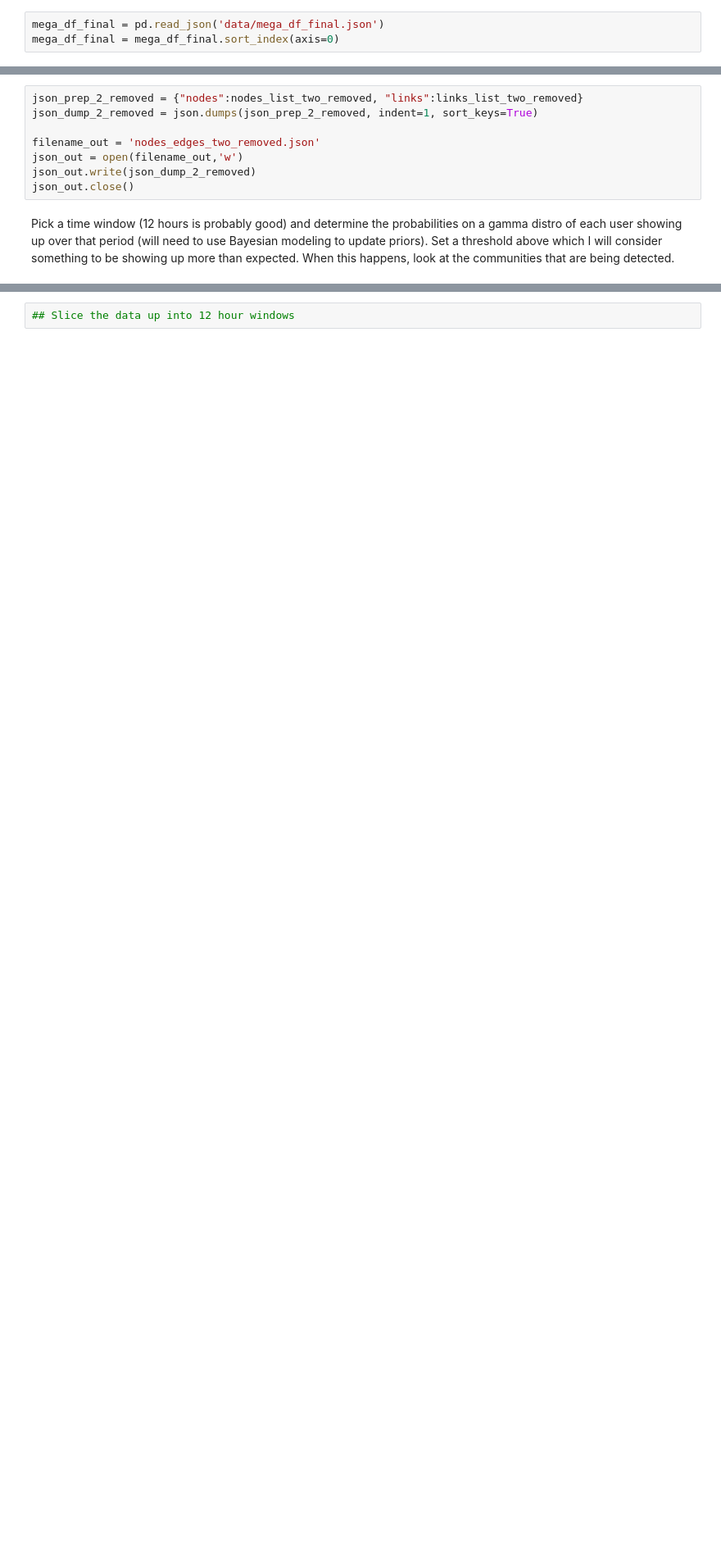
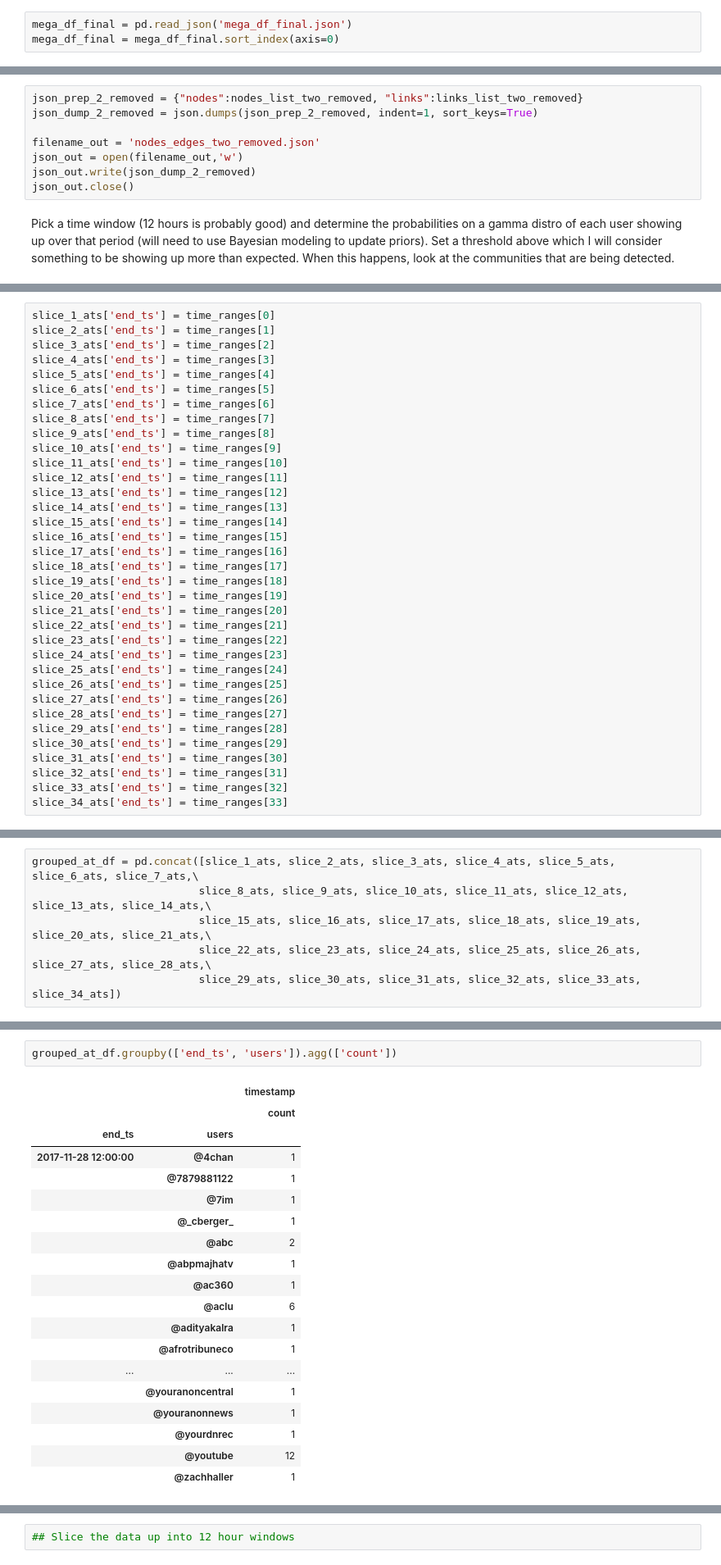
Before and after one commit to tylernwatson/galvanize_dsi_capstone, a Jupyter notebook: EDA_scripted.ipynb, the cells around one changed output, grey strips where cells are left out. Shown at 82% size. Saved outputs shown, nothing was run; the diff lists cells and outputs as text; blank space fills up the shorter version.

```diff
--- a/EDA_scripted.ipynb
+++ b/EDA_scripted.ipynb
@@ -287,7 +347,7 @@ slice_list = [mega_df_1, mega_df_2, mega_df_3, mega_df_4, mega_df_5, mega_df_6,
 # %%
 # mega_df_final.to_json('./mega_df_final.json')
 # %%
-mega_df_final = pd.read_json('data/mega_df_final.json')
+mega_df_final = pd.read_json('mega_df_final.json')
 mega_df_final = mega_df_final.sort_index(axis=0)
 # %% [markdown]
 ## For each day recorded, what percent of tweets were original vs campaign?
@@ -579,0 +720,35 @@ Pick a time window (12 hours is probably good) and determine the probabilities o
+# %%
+slice_1_ats['end_ts'] = time_ranges[0]
+slice_2_ats['end_ts'] = time_ranges[1]
+slice_3_ats['end_ts'] = time_ranges[2]
+slice_4_ats['end_ts'] = time_ranges[3]
+slice_5_ats['end_ts'] = time_ranges[4]
+slice_6_ats['end_ts'] = time_ranges[5]
+slice_7_ats['end_ts'] = time_ranges[6]
+slice_8_ats['end_ts'] = time_ranges[7]
+slice_9_ats['end_ts'] = time_ranges[8]
+slice_10_ats['end_ts'] = time_ranges[9]
+slice_11_ats['end_ts'] = time_ranges[10]
+slice_12_ats['end_ts'] = time_ranges[11]
+slice_13_ats['end_ts'] = time_ranges[12]
+slice_14_ats['end_ts'] = time_ranges[13]
+slice_15_ats['end_ts'] = time_ranges[14]
+slice_16_ats['end_ts'] = time_ranges[15]
+slice_17_ats['end_ts'] = time_ranges[16]
+slice_18_ats['end_ts'] = time_ranges[17]
+slice_19_ats['end_ts'] = time_ranges[18]
+slice_20_ats['end_ts'] = time_ranges[19]
+slice_21_ats['end_ts'] = time_ranges[20]
+slice_22_ats['end_ts'] = time_ranges[21]
+slice_23_ats['end_ts'] = time_ranges[22]
+slice_24_ats['end_ts'] = time_ranges[23]
+slice_25_ats['end_ts'] = time_ranges[24]
+slice_26_ats['end_ts'] = time_ranges[25]
+slice_27_ats['end_ts'] = time_ranges[26]
+slice_28_ats['end_ts'] = time_ranges[27]
+slice_29_ats['end_ts'] = time_ranges[28]
+slice_30_ats['end_ts'] = time_ranges[29]
+slice_31_ats['end_ts'] = time_ranges[30]
+slice_32_ats['end_ts'] = time_ranges[31]
+slice_33_ats['end_ts'] = time_ranges[32]
+slice_34_ats['end_ts'] = time_ranges[33]
@@ -579,0 +773,6 @@ Pick a time window (12 hours is probably good) and determine the probabilities o
+# %%
+grouped_at_df = pd.concat([slice_1_ats, slice_2_ats, slice_3_ats, slice_4_ats, slice_5_ats, slice_6_ats, slice_7_ats,\
+                          slice_8_ats, slice_9_ats, slice_10_ats, slice_11_ats, slice_12_ats, slice_13_ats, slice_14_ats,\
+                          slice_15_ats, slice_16_ats, slice_17_ats, slice_18_ats, slice_19_ats, slice_20_ats, slice_21_ats,\
+                          slice_22_ats, slice_23_ats, slice_24_ats, slice_25_ats, slice_26_ats, slice_27_ats, slice_28_ats,\
+                          slice_29_ats, slice_30_ats, slice_31_ats, slice_32_ats, slice_33_ats, slice_34_ats])
@@ -579,0 +798,22 @@ Pick a time window (12 hours is probably good) and determine the probabilities o
+# %%
+grouped_at_df.groupby(['end_ts', 'users']).agg(['count'])
+# %% [output]
+|  |  | timestamp |
+|  |  | count |
+| end_ts | users |  |
+| 2017-11-28 12:00:00 | @4chan | 1 |
+|  | @7879881122 | 1 |
+|  | @7im | 1 |
+|  | @_cberger_ | 1 |
+|  | @abc | 2 |
+|  | @abpmajhatv | 1 |
+|  | @ac360 | 1 |
+|  | @aclu | 6 |
+|  | @adityakalra | 1 |
+|  | @afrotribuneco | 1 |
+| ... | ... | ... |
+|  | @youranoncentral | 1 |
+|  | @youranonnews | 1 |
+|  | @yourdnrec | 1 |
+|  | @youtube | 12 |
+|  | @zachhaller | 1 |
```
Also changed, not shown: parts of 39 cells of this notebook, 1 other file.
